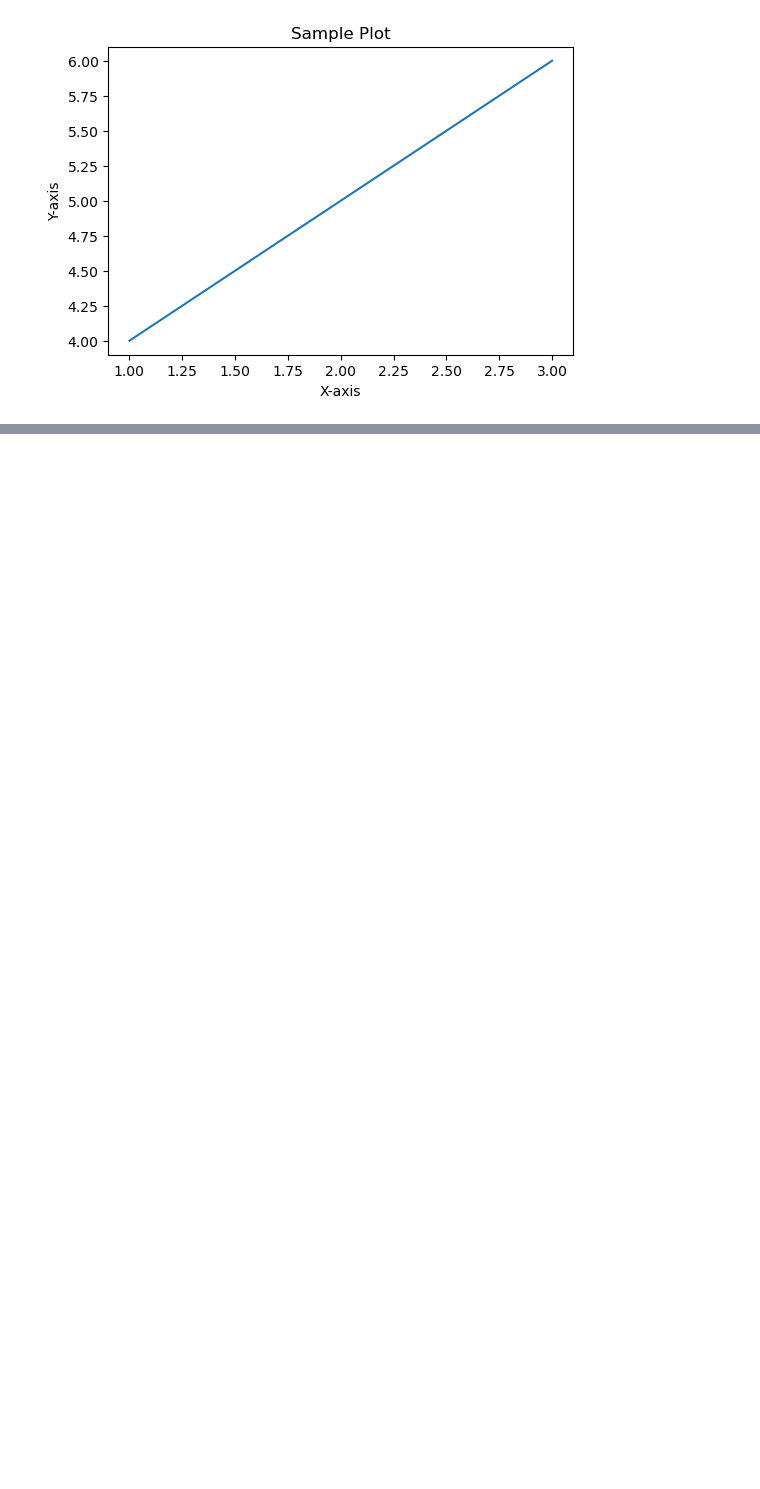
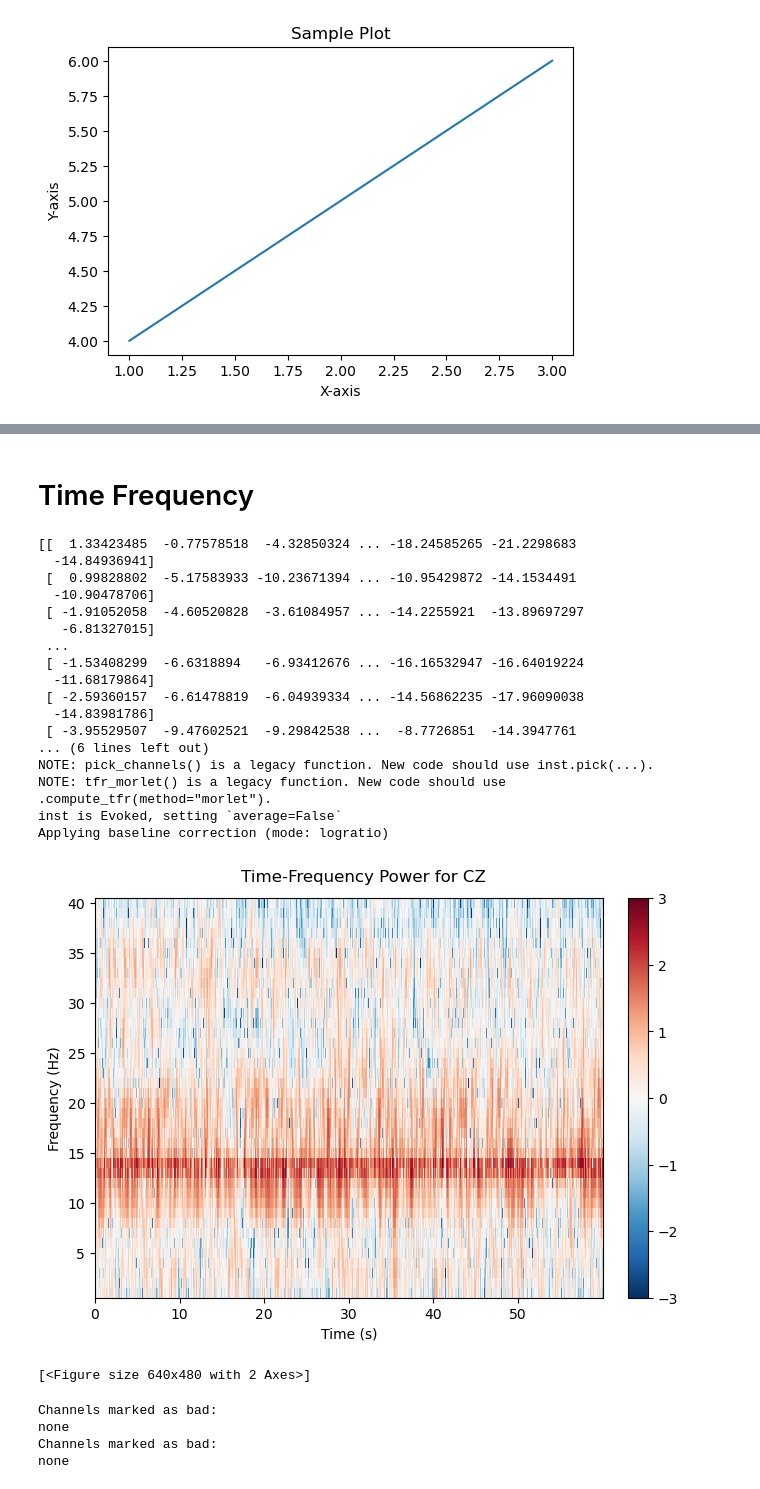
Before and after one commit to jaketear1/testing_learning, a Jupyter notebook: git-test/simulations_test.ipynb, the cells around one changed output, grey strips where cells are left out. Saved outputs shown, nothing was run; the diff lists cells and outputs as text; code cells hidden in the pictures; blank space fills up the shorter version.

Commit message:
Time-frequency representation testing with MNE

```diff
--- a/git-test/simulations_test.ipynb
+++ b/git-test/simulations_test.ipynb
@@ -315,0 +315,79 @@ display(SVG(filename='figure_editable.svg'))
+# %% [markdown]
+# Time Frequency
+# %%
+project_directory = os.path.dirname(os.path.dirname(os.path.abspath("simulations_test")))
+
+streams, header = pyxdf.load_xdf(os.path.join(project_directory, r"Data", r"Sub1_RS_EC.xdf"))
+eeg_stream = streams[0]
+RS_EC = np.array(eeg_stream['time_series']).T  # Transpose to channels x samples
+sfreq = float(eeg_stream['info']['nominal_srate'][0])  # Sampling frequency
+ch_names = eeg_stream['info']['desc'][0]['channels'][0]['channel']  # Channel names
+ch_names = [ch['label'][0] for ch in ch_names]
+
+print(RS_EC)
+print(sfreq)
+print(ch_names)
+
+info = mne.create_info(ch_names=ch_names, sfreq=sfreq, ch_types='eeg')
+
+raw_RS_EC = mne.io.RawArray(RS_EC, info)
+raw_RS_EC.rename_channels({ch: ch.capitalize() for ch in raw_RS_EC.ch_names})
+    # Add standard montage (10-20 system)
+montage = mne.channels.make_standard_montage('standard_1020')
+raw_RS_EC.set_montage(montage)
+raw_RS_EC.plot(title="Resting State EEG (Eyes Closed)", scalings='auto')
+
+
+if "Cz" not in raw_RS_EC.ch_names:
+    raise ValueError("Channel 'CZ' not found in the data. Ensure channel names are correct.")
+
+# Select data for CZ
+raw_cz = raw_RS_EC.pick_channels(['Cz'])
+
+# Define frequencies and Morlet wavelets
+freqs = np.arange(1, 41, 1)  # Frequencies from 1 to 40 Hz
+n_cycles = freqs / 2  # Number of cycles per frequency
+
+# Compute time-frequency representation
+power = mne.time_frequency.tfr_morlet(
+    raw_cz,
+    freqs=freqs,
+    n_cycles=n_cycles,
+    use_fft=True,
+    return_itc=False,
+    average=True,
+    decim=1,
+    verbose=True
+)
+
+# Plot the time-frequency power
+power.plot(
+    baseline=(None, 0),  # Normalize using baseline if needed
+    mode='logratio',     # Show power as a log-ratio compared to baseline
+    title='Time-Frequency Power for CZ',
+    vmin=-3, vmax=3      # Adjust these values for better contrast
+)
+# %% [output]
+[[  1.33423485  -0.77578518  -4.32850324 ... -18.24585265 -21.2298683
+  -14.84936941]
+ [  0.99828802  -5.17583933 -10.23671394 ... -10.95429872 -14.1534491
+  -10.90478706]
+ [ -1.91052058  -4.60520828  -3.61084957 ... -14.2255921  -13.89697297
+   -6.81327015]
+ ...
+ [ -1.53408299  -6.6318894   -6.93412676 ... -16.16532947 -16.64019224
+  -11.68179864]
+ [ -2.59360157  -6.61478819  -6.04939334 ... -14.56862235 -17.96090038
+  -14.83981786]
+ [ -3.95529507  -9.47602521  -9.29842538 ...  -8.7726851  -14.3947761
+... (6 lines left out)
+NOTE: pick_channels() is a legacy function. New code should use inst.pick(...).
+NOTE: tfr_morlet() is a legacy function. New code should use .compute_tfr(method="morlet").
+inst is Evoked, setting `average=False`
+Applying baseline correction (mode: logratio)
+[figure, added]
+[<Figure size 640x480 with 2 Axes>]
+Channels marked as bad:
+none
+Channels marked as bad:
+none
```
Also changed, not shown: parts of 3 cells of this notebook.
